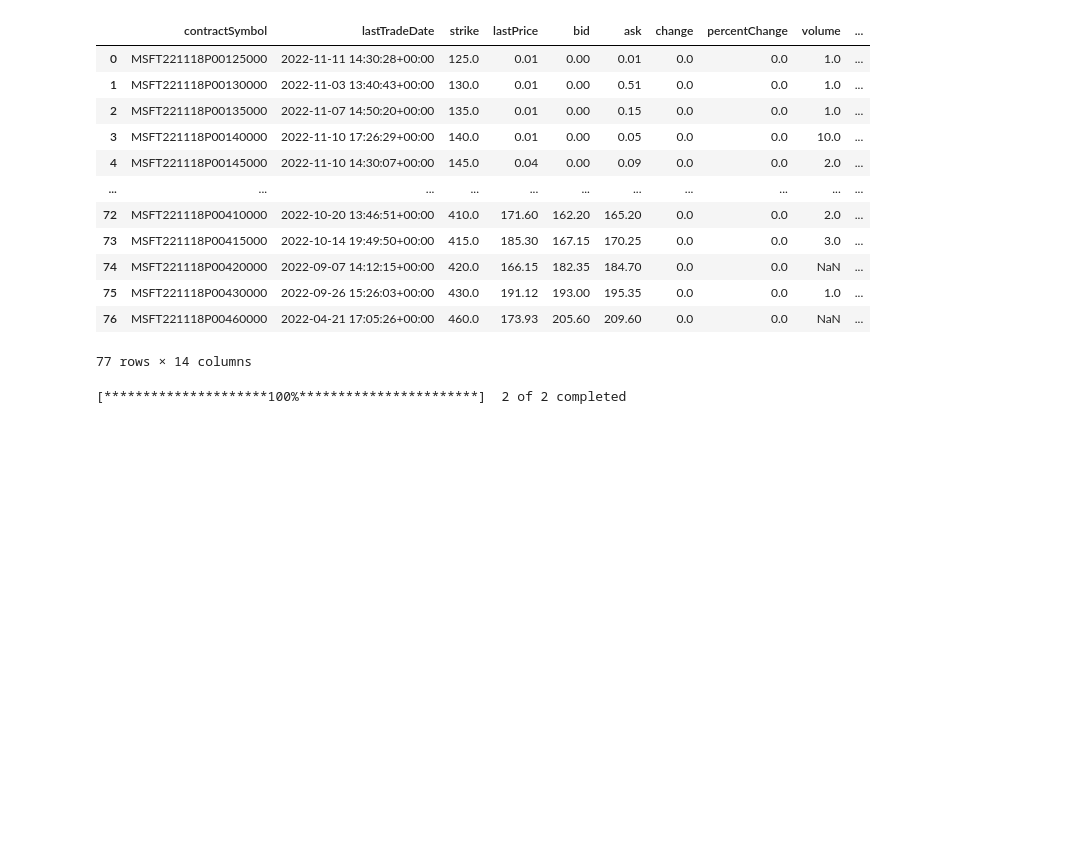
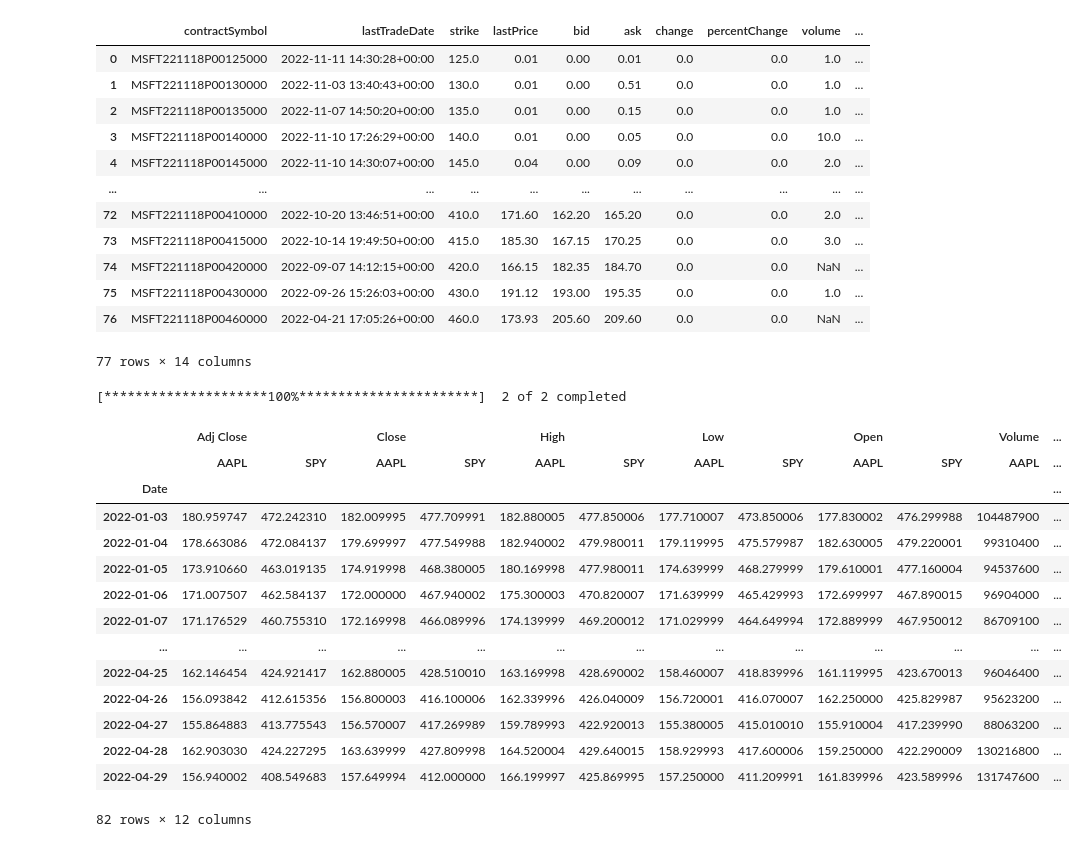
Before and after one commit to pksnj/pksnj, a Jupyter notebook: yaFin.ipynb, the cells around one changed output. Drawn from its saved outputs; the diff is of its cells as text; code cells hidden in the pictures; blank space fills up the shorter version.

```diff
--- a/yaFin.ipynb
+++ b/yaFin.ipynb
@@ -326,4 +326,22 @@ opt.puts
 data = yf.download("SPY AAPL", start="2022-01-01", end="2022-04-30")
 # %% [output]
 [*********************100%***********************]  2 of 2 completed
+# %%
+display(data)
+# %% [output]
+|  | Adj Close |  | Close |  | High |  | Low |  | Open |  | Volume | ... |
+|  | AAPL | SPY | AAPL | SPY | AAPL | SPY | AAPL | SPY | AAPL | SPY | AAPL | ... |
+| Date |  |  |  |  |  |  |  |  |  |  |  | ... |
+| 2022-01-03 | 180.959747 | 472.242310 | 182.009995 | 477.709991 | 182.880005 | 477.850006 | 177.710007 | 473.850006 | 177.830002 | 476.299988 | 104487900 | ... |
+| 2022-01-04 | 178.663086 | 472.084137 | 179.699997 | 477.549988 | 182.940002 | 479.980011 | 179.119995 | 475.579987 | 182.630005 | 479.220001 | 99310400 | ... |
+| 2022-01-05 | 173.910660 | 463.019135 | 174.919998 | 468.380005 | 180.169998 | 477.980011 | 174.639999 | 468.279999 | 179.610001 | 477.160004 | 94537600 | ... |
+| 2022-01-06 | 171.007507 | 462.584137 | 172.000000 | 467.940002 | 175.300003 | 470.820007 | 171.639999 | 465.429993 | 172.699997 | 467.890015 | 96904000 | ... |
+| 2022-01-07 | 171.176529 | 460.755310 | 172.169998 | 466.089996 | 174.139999 | 469.200012 | 171.029999 | 464.649994 | 172.889999 | 467.950012 | 86709100 | ... |
+| ... | ... | ... | ... | ... | ... | ... | ... | ... | ... | ... | ... | ... |
+| 2022-04-25 | 162.146454 | 424.921417 | 162.880005 | 428.510010 | 163.169998 | 428.690002 | 158.460007 | 418.839996 | 161.119995 | 423.670013 | 96046400 | ... |
+| 2022-04-26 | 156.093842 | 412.615356 | 156.800003 | 416.100006 | 162.339996 | 426.040009 | 156.720001 | 416.070007 | 162.250000 | 425.829987 | 95623200 | ... |
+| 2022-04-27 | 155.864883 | 413.775543 | 156.570007 | 417.269989 | 159.789993 | 422.920013 | 155.380005 | 415.010010 | 155.910004 | 417.239990 | 88063200 | ... |
+| 2022-04-28 | 162.903030 | 424.227295 | 163.639999 | 427.809998 | 164.520004 | 429.640015 | 158.929993 | 417.600006 | 159.250000 | 422.290009 | 130216800 | ... |
+| 2022-04-29 | 156.940002 | 408.549683 | 157.649994 | 412.000000 | 166.199997 | 425.869995 | 157.250000 | 411.209991 | 161.839996 | 423.589996 | 131747600 | ... |
+82 rows × 12 columns
 # %%
```
Also changed, not shown: parts of 1 cell of this notebook.
